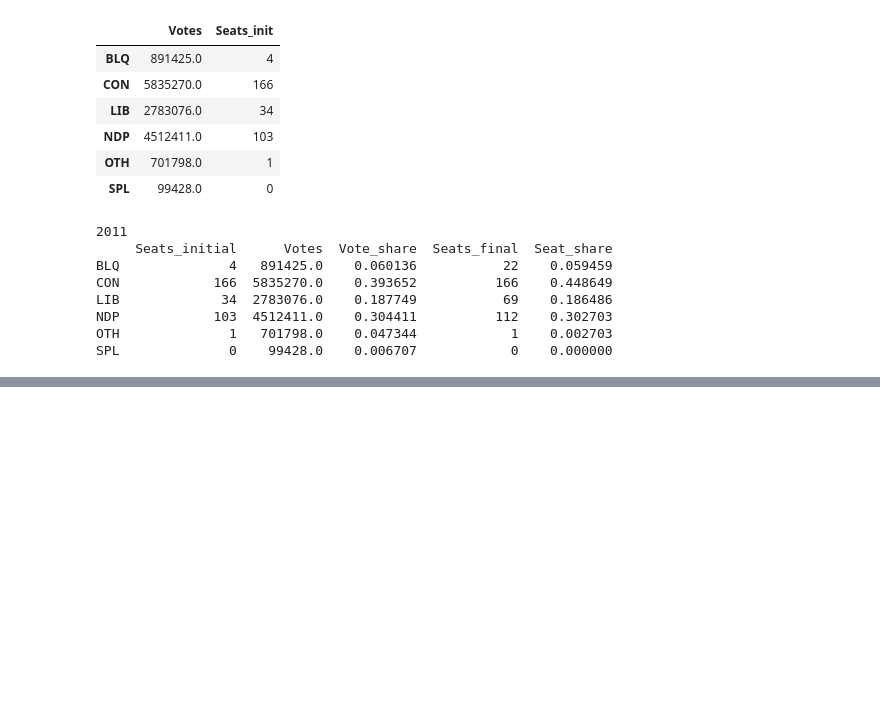
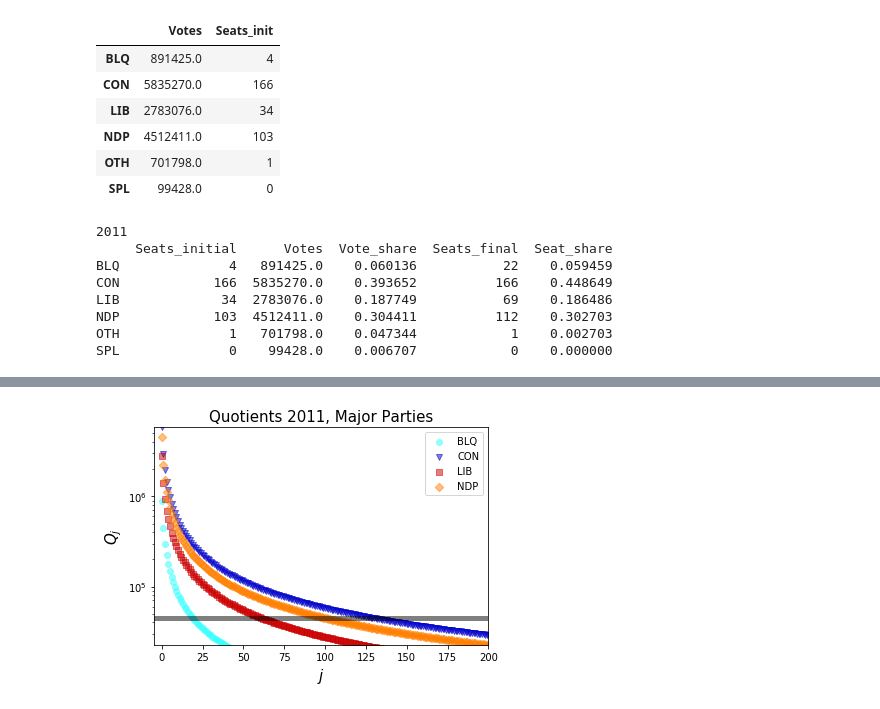
Before and after one commit to Blosberg/MMM, a Jupyter notebook: PR_calcs/PMM_nb.ipynb, the cells around one changed output, grey strips where cells are left out. Saved outputs shown, nothing was run; the diff lists cells and outputs as text; code cells hidden in the pictures; blank space fills up the shorter version.

Commit message:
Tested; all plots produced automatically

```diff
--- a/PR_calcs/PMM_nb.ipynb
+++ b/PR_calcs/PMM_nb.ipynb
@@ -26,7 +26,10 @@ f_standings_out = os.path.join( pathstr, "PMM_out", "PMM_standings.tsv")
 
 # output plots:
 img_format=".pdf"
-fout_figs_PMM_proj = os.path.join( pathstr, "PMM_out", "PMM_projections"+img_format)
+fout_figs_PMM_proj  = os.path.join( pathstr, "PMM_out", "PMM_projections"+img_format)
+fout_figs_Qlist_all = os.path.join( pathstr, "PMM_out", "PMM_Qlist_all"+img_format)
+fout_figs_Qlist_majparties = os.path.join( pathstr, "PMM_out", "PMM_Qlist_majparties"+img_format)
+
 
 # info on total # votes cast & turnout.
 T3_path = os.path.join(pathstr, "table_tableau03.csv")
@@ -287,0 +211,17 @@ plt.xticks(x_positions + bar_width, tuple( list(Standings.index[:-1])), fontsize
+# %%
+# Get the Q value from all parties corresponding to a full parliament (ignoring constituencies)
+# i.e. if this were a pure list system, this thresh would define the cutoff for entry
+
+# year = year
+# partylist = parties
+# fout = fout_figs_Qlist_all
+
+Full_parl_THRESH = sorted( [ q.value for q in shortlist if q.party_att in maj_party_standard_labels ] , reverse=True )[ Seats_total_init]
+
+PMM.plot_quotients_each_party( maj_party_standard_labels,
+                               year=year,
+                               Full_parl_Q = Full_parl_THRESH,
+                               partylist=parties,
+                               fout=fout_figs_Qlist_majparties)
+# %% [output]
+[figure, added]
```
Also changed, not shown: parts of 3 cells of this notebook, 2 other files.
